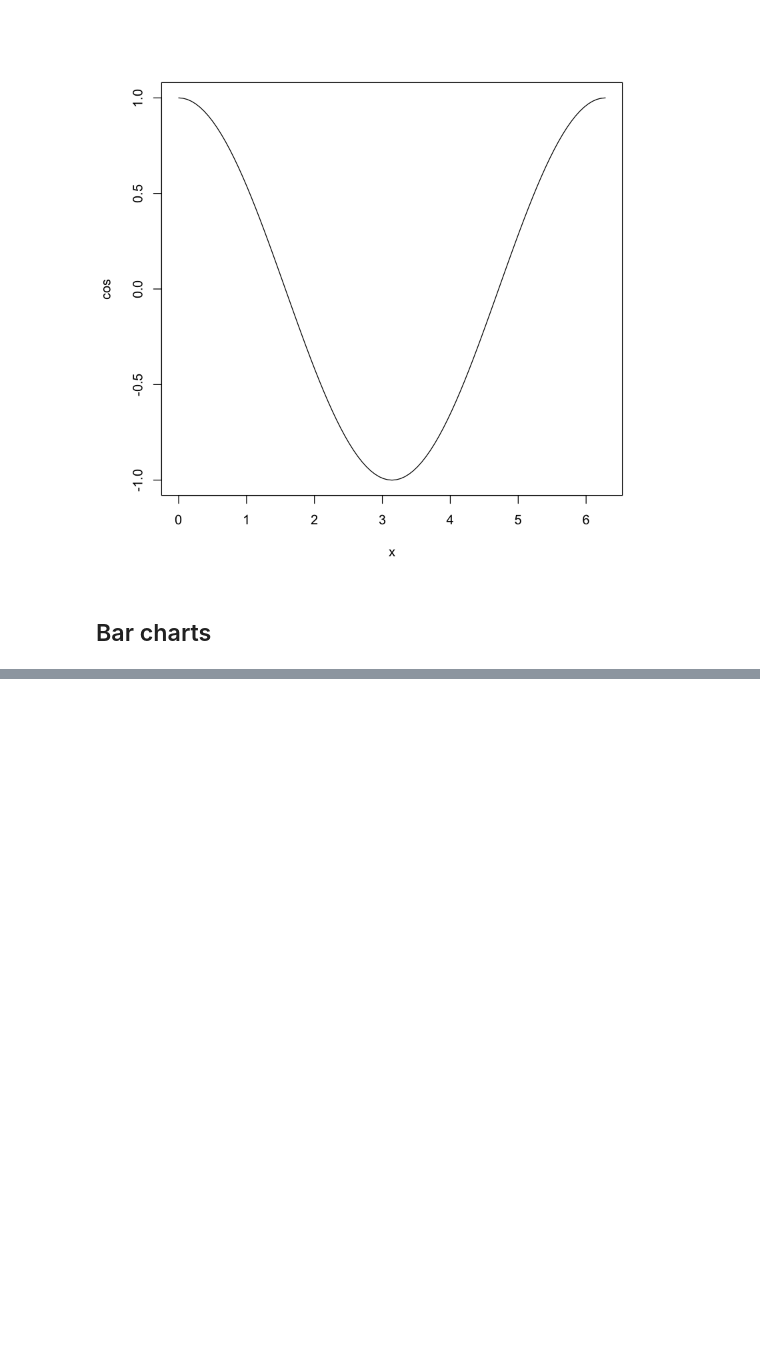
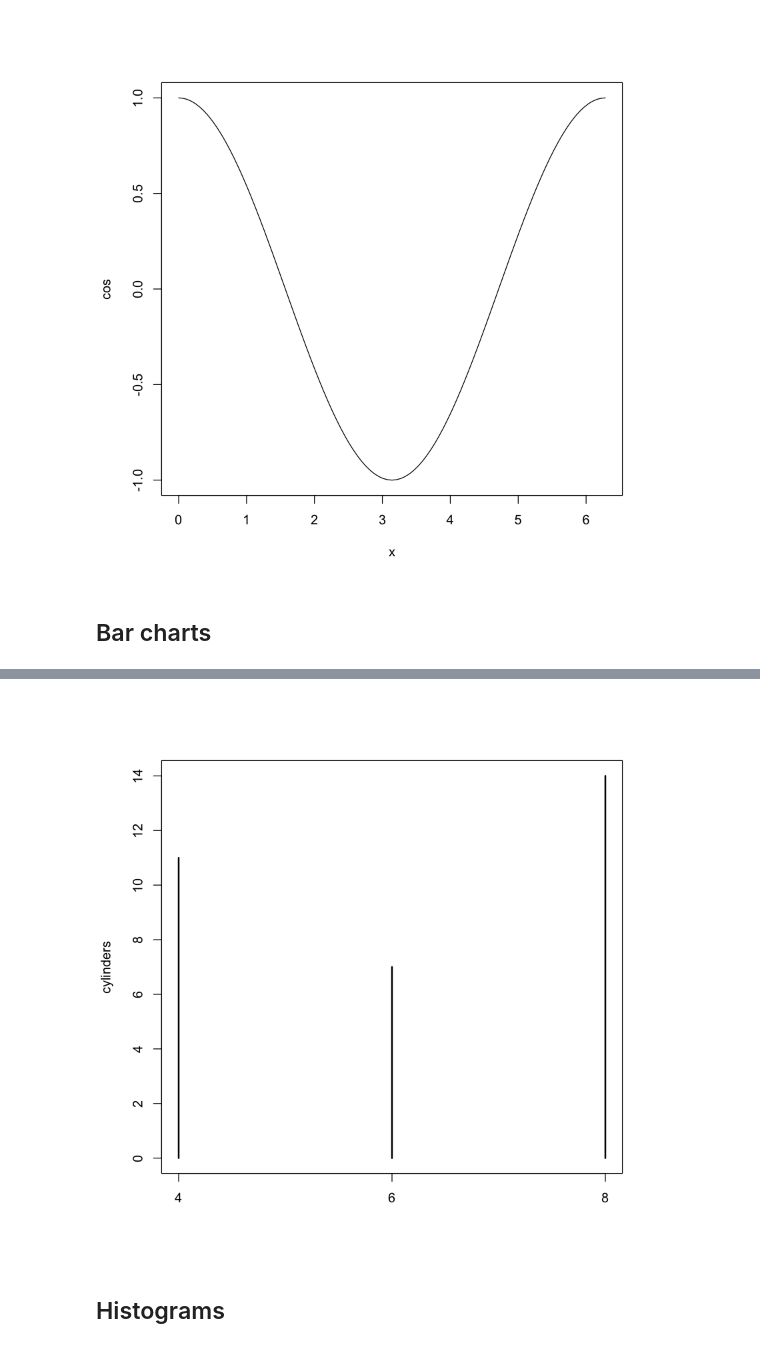
Before and after one commit to i-knock/mixed_methods, a Jupyter notebook: freecodecamp/fcc_tutorial.ipynb, the cells around one changed output, grey strips where cells are left out. Drawn from its saved outputs; the diff is of its cells as text; code cells hidden in the pictures; blank space fills up the shorter version.

```diff
--- a/freecodecamp/fcc_tutorial.ipynb
+++ b/freecodecamp/fcc_tutorial.ipynb
@@ -157,0 +185,6 @@ plot(cos, 0, 2*pi) # Look at how the range is specified!
+# %%
+plot(cylinders) # not as good
+# %% [output]
+[figure, added]
+# %% [markdown]
+## Histograms
```
Also changed, not shown: parts of 29 cells of this notebook, 11 other files.
